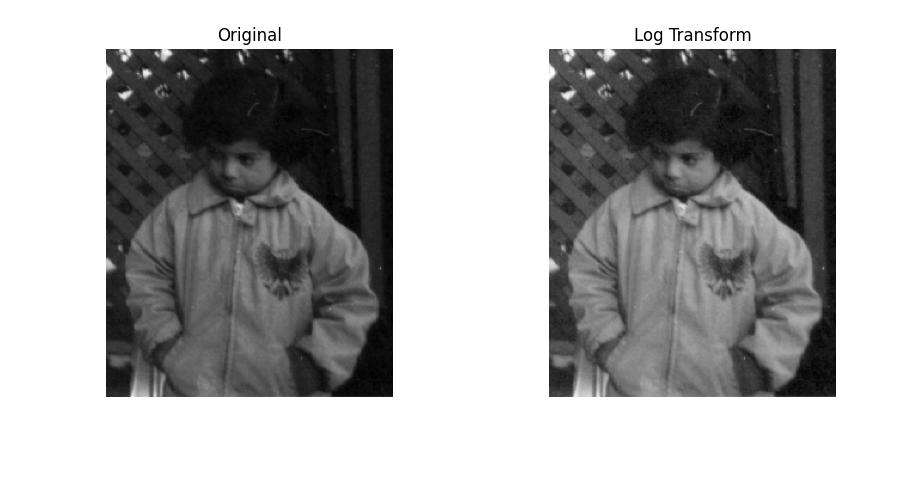
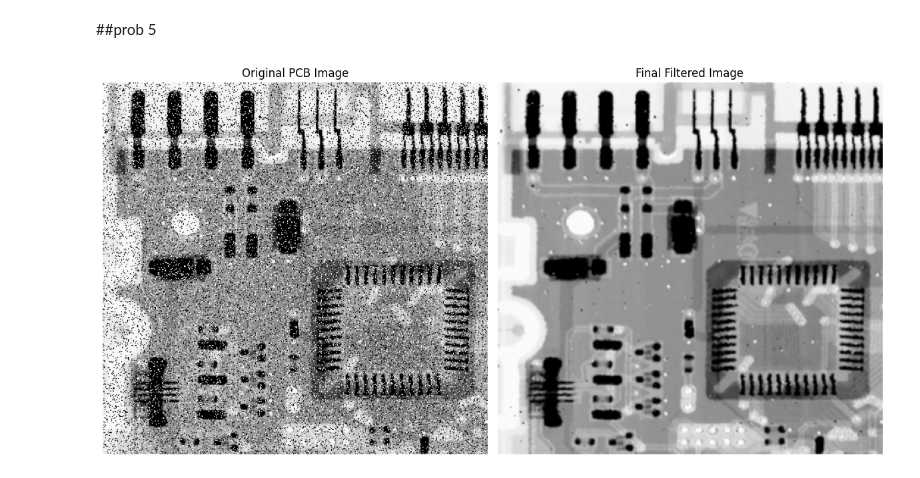
Before and after one commit to Hananux/img-processing-project, a Jupyter notebook: Untitled0.ipynb, the cells around one changed output. Cells and saved outputs as stored; diff of their text form; code cells hidden in the pictures; blank space fills up the shorter version.

```diff
--- a/Untitled0.ipynb
+++ b/Untitled0.ipynb
@@ -195,17 +301,32 @@ plt.show()
+# %% [markdown]
+##prob 5
+# %%
+import cv2
+import numpy as np
+import matplotlib.pyplot as plt
+
+# Read the pcb.tif image in grayscale
+img = cv2.imread('pcb.tif', cv2.IMREAD_GRAYSCALE)
+
+# Median filter to remove salt-and-pepper noise
+median_filtered = cv2.medianBlur(img, 3)
+
+# Gaussian blur to smooth residual noise
+gaussian_filtered = cv2.GaussianBlur(median_filtered, (3,3), 0)
 # %%
-#Original vs Log Transform
-plt.figure(figsize=(10, 4))
-plt.subplot(1, 2, 1)
+plt.figure(figsize=(12,6))
+
+plt.subplot(1,2,1)
 plt.imshow(img, cmap='gray')
-plt.title("Original")
-plt.axis("off")
+plt.title('Original PCB Image')
+plt.axis('off')
 
-plt.subplot(1, 2, 2)
-plt.imshow(log_norm, cmap='gray')
-plt.title("Log Transform")
-plt.axis("off")
+plt.subplot(1,2,2)
+plt.imshow(gaussian_filtered, cmap='gray')
+plt.title('Final Filtered Image')
+plt.axis('off')
 
 plt.tight_layout()
 plt.show()
 # %% [output]
-[figure, old version]
+[figure, new version]
```
Also changed, not shown: parts of 34 cells of this notebook.
